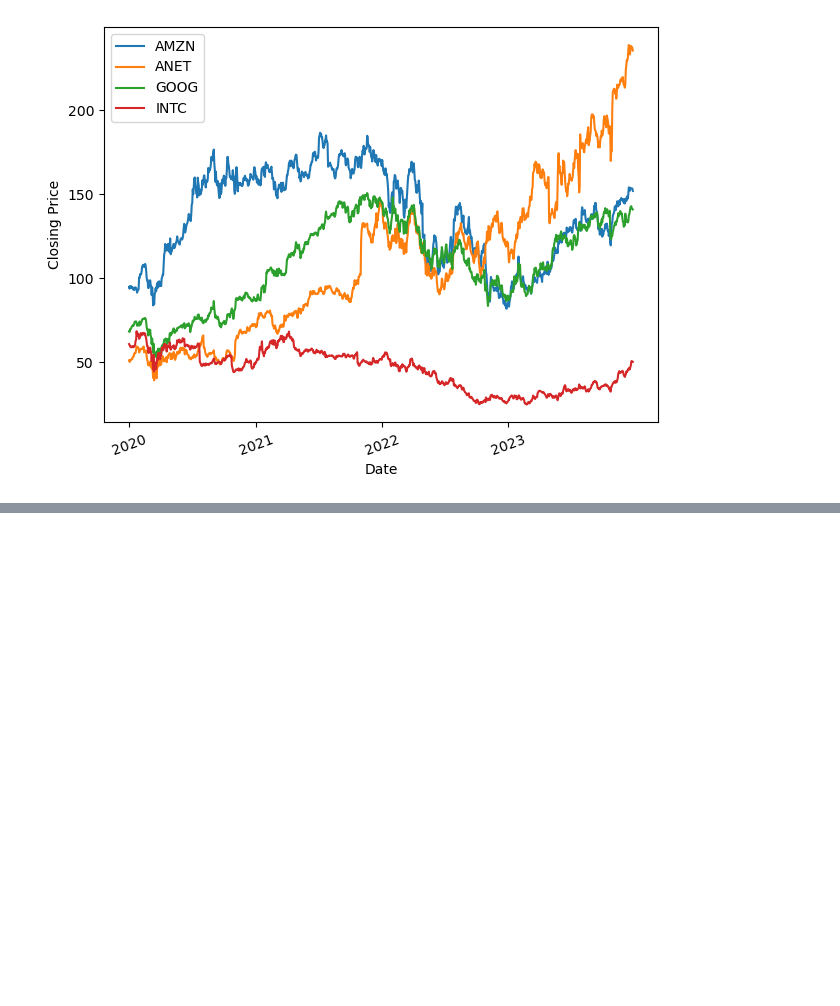
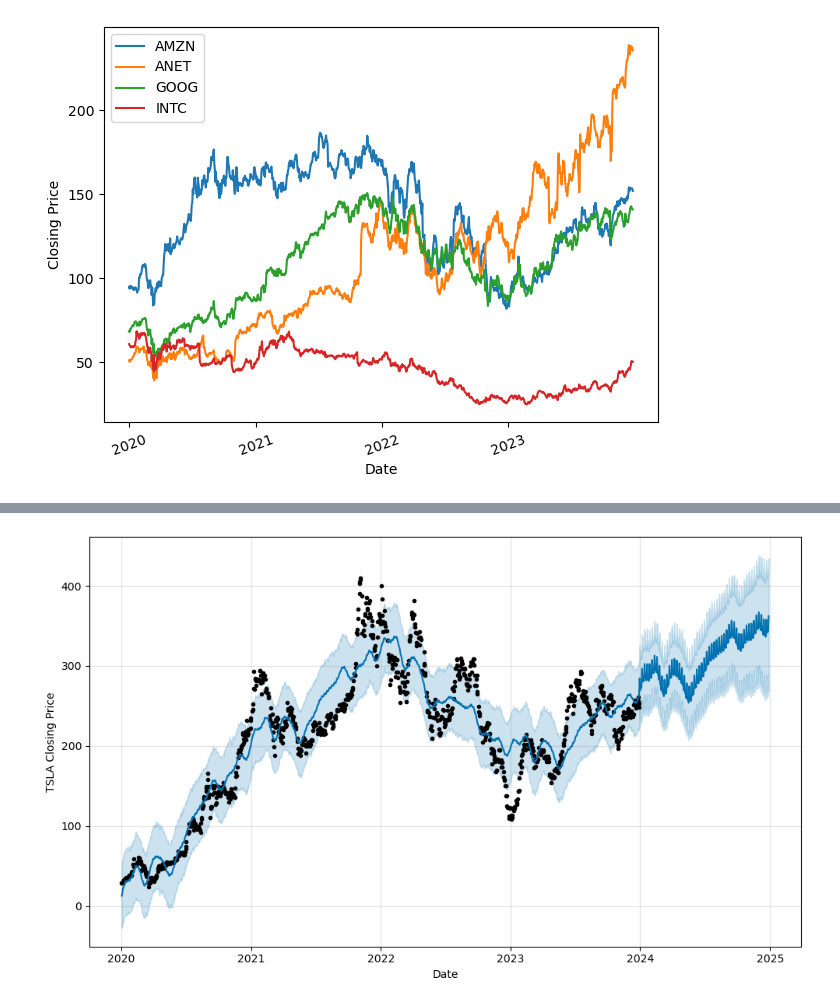
Before and after one commit to skiluvia/project1-varos-kiluvia-conley-melton, a Jupyter notebook: Project_1.ipynb, the cells around one changed output, grey strips where cells are left out. Saved outputs shown, nothing was run; the diff lists cells and outputs as text; code cells hidden in the pictures; blank space fills up the shorter version.

Commit message:
Reload Tesla data

```diff
--- a/Project_1.ipynb
+++ b/Project_1.ipynb
@@ -258,0 +259,17 @@ predictions_df_NVDA = prophetModel_NVDA.plot(forecast_trends_df, xlabel='Date',
+# %%
+#This is the Tesla Plot
+prophet_df_TSLA = tsla_data[['Date','TSLA']]
+prophet_df_TSLA = prophet_df_TSLA.rename(columns={'Date': 'ds', 'TSLA': 'y'})
+prophet_df_TSLA = prophet_df_TSLA.dropna()
+prophet_df_TSLA
+
+prophetModel_TSLA = Prophet()
+
+prophetModel_TSLA.fit(prophet_df_TSLA)
+
+future_trends_df = prophetModel_TSLA.make_future_dataframe(periods=8760, freq='H')
+
+forecast_trends_df = prophetModel_TSLA.predict(future_trends_df)
+
+predictions_df_TSLA = prophetModel_TSLA.plot(forecast_trends_df, xlabel='Date', ylabel='TSLA Closing Price')
+# %% [output]
@@ -258,0 +278 @@ predictions_df_NVDA = prophetModel_NVDA.plot(forecast_trends_df, xlabel='Date',
+[figure, added]
```
Also changed, not shown: parts of 8 cells of this notebook.
